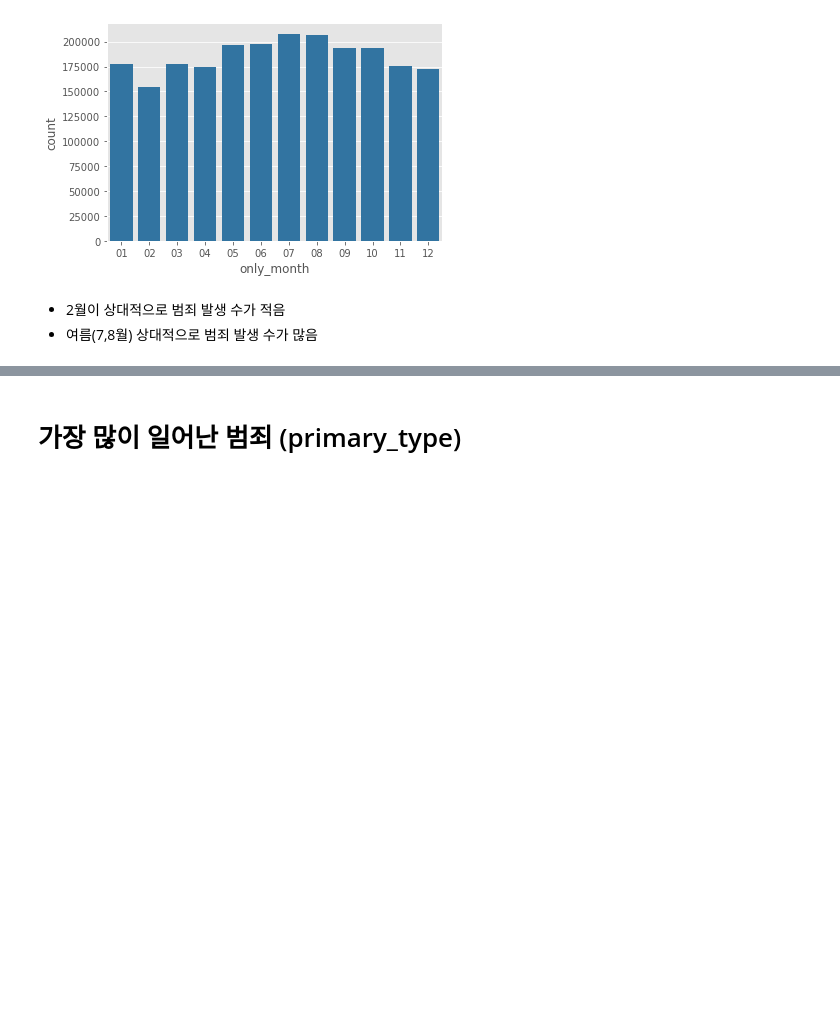
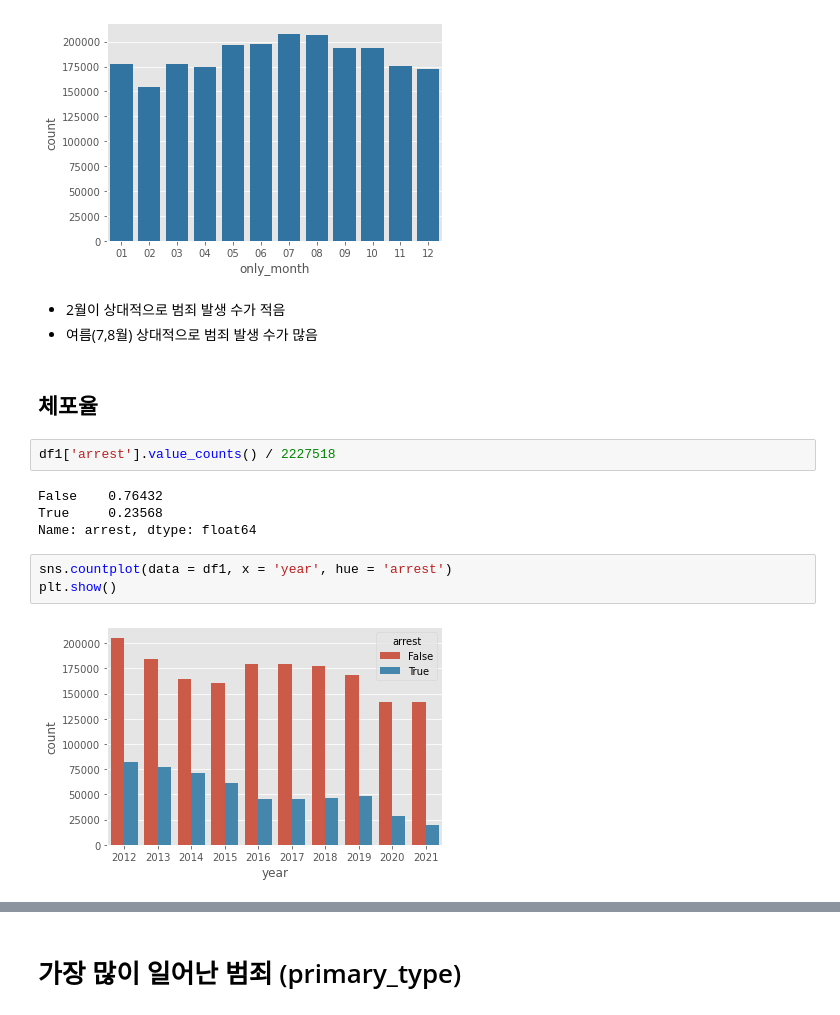
Before and after one commit to HAMJiyoung/chicago-crime-analysis, a Jupyter notebook: chicago-crime-analysis-upload.ipynb, the cells around one changed output, grey strips where cells are left out. Cells and saved outputs as stored; diff of their text form; blank space fills up the shorter version.

```diff
--- a/chicago-crime-analysis-upload.ipynb
+++ b/chicago-crime-analysis-upload.ipynb
@@ -245,3 +270,16 @@ plt.show()
 # %% [markdown]
 - 2월이 상대적으로 범죄 발생 수가 적음
 - 여름(7,8월) 상대적으로 범죄 발생 수가 많음
+# %% [markdown]
+## 체포율
+# %%
+df1['arrest'].value_counts() / 2227518
+# %% [output]
+False    0.76432
+True     0.23568
+Name: arrest, dtype: float64
+# %%
+sns.countplot(data = df1, x = 'year', hue = 'arrest')
+plt.show()
+# %% [output]
+[figure, added]
```
Also changed, not shown: parts of 102 cells of this notebook.
